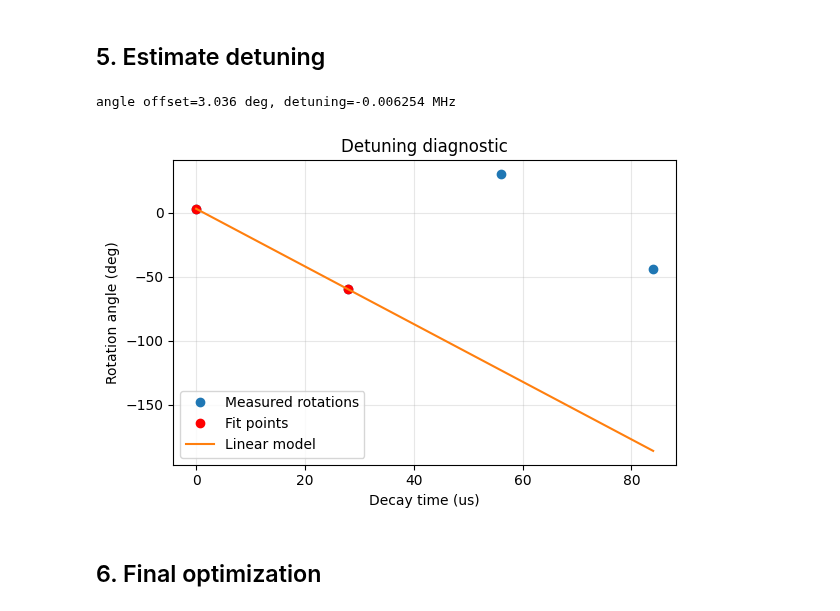
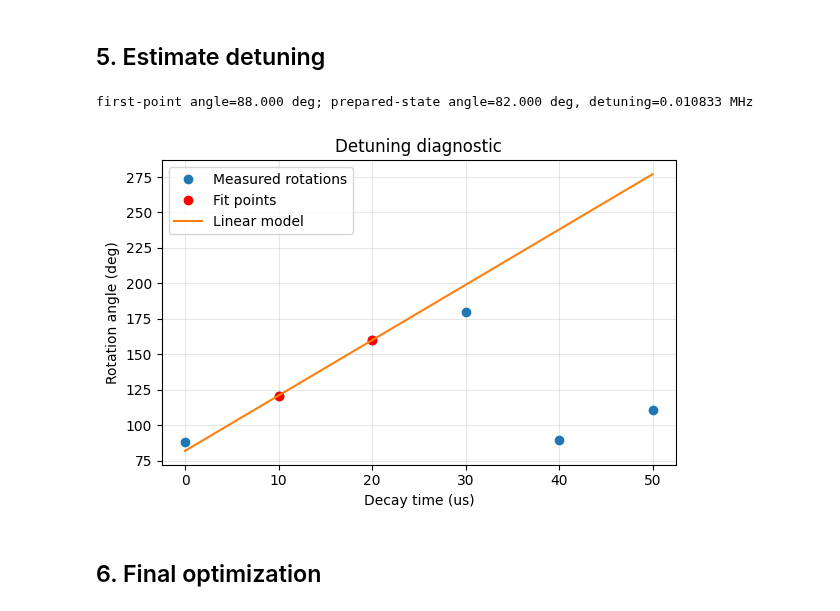
Before and after one commit to hectorcaleromas/Fitting-coherent-decay, a Jupyter notebook: Fitting_T1&T2.ipynb, the cells around one changed output. Saved outputs shown, nothing was run; the diff lists cells and outputs as text; code cells hidden in the pictures.

```diff
--- a/Fitting_T1&T2.ipynb
+++ b/Fitting_T1&T2.ipynb
@@ -41,11 +61,11 @@ if Imag_part: plot_characteristic_functions(charfunc_sim[1] if Real_part else ch
 ## 3. Fit alpha and rotation
 # %%
 mask = build_mask(x_list[0],y_list[0],2.5)
-alpha_values = np.linspace(3.0,4.0,81); rotation_values = np.linspace(-10.0,10.0,181)
+alpha_values = np.linspace(3.0,4.0,81); rotation_values = np.linspace(-180.0,180.0,361)
 alpha_fit = find_best_alpha(simulator,exp_data,np.array([decay_sweep_sorted[0]]),alpha_values,rotation_values,mask,component=('real' if Real_part else 'imag'))
 initial_alpha, initial_angle = alpha_fit['alpha'], alpha_fit['angle']
 print(f'alpha={initial_alpha:.4f}, angle={initial_angle:.2f} deg, cost={alpha_fit["cost"]:.6f}')
 alpha_exp_data = (state_list_real[:1], state_list_imag[:1]) if Real_part and Imag_part else (state_list_real[:1] if Real_part else state_list_imag[:1])
-compare_experiment_simulation(alpha_exp_data,alpha_fit['sim'],x_list[:1],y_list[:1],mask,rotate_images=True,rotation_angles=rotation_values)
+compare_experiment_simulation(alpha_exp_data,alpha_fit['sim'],x_list[:1],y_list[:1],mask,weights=weights[:1],rotate_images=True,rotation_angles=rotation_values,first_angle=(initial_angle if independent_first else None))
 # %% [output]
 Searching alpha...
@@ -56,16 +76,16 @@ alpha=3.2375, angle=4.11 deg, cost=0.372946
 # %% [markdown]
 ## 4. Coarse T1/T2 grid search
 # %%
-T1_values=np.linspace(400_000,600_000,5); T2_values=np.linspace(50_000,200_000,5)
+T1_values=np.linspace(100_000,300_000,10); T2_values=np.linspace(50_000,250_000,10)
 cost=np.empty((len(T1_values),len(T2_values)))
 for i,t1 in enumerate(T1_values):
     for j,t2 in enumerate(T2_values):
         sim=simulator.simulate(decay_sweep_sorted,t1,t2,alpha=initial_alpha,return_real=Real_part,return_imag=Imag_part)
-        cost[i,j]=residue(exp_data,sim,mask)
+        cost[i,j]=residue(exp_data,sim,mask,weights=weights,first_angle=(initial_angle if independent_first else None))
 best=np.unravel_index(np.argmin(cost),cost.shape); best_T1,best_T2=T1_values[best[0]],T2_values[best[1]]
 best_sim=simulator.simulate(decay_sweep_sorted,best_T1,best_T2,alpha=initial_alpha,return_real=Real_part,return_imag=Imag_part)
-best_angles,best_overlaps=extract_rotation_angles(exp_data,best_sim,mask)
+best_angles,best_overlaps=extract_rotation_angles(exp_data,best_sim,mask,first_angle=(initial_angle if independent_first else None))
 print(f'Grid result: T1={best_T1/1000:.3f} us, T2={best_T2/1000:.3f} us, residue={cost[best]:.6f}')
 plot_landscape(cost,T1_values,T2_values,best_T1,best_T2)
-compare_experiment_simulation(exp_data,best_sim,x_list,y_list,mask,rotate_images=True)
+compare_experiment_simulation(exp_data,best_sim,x_list,y_list,mask,weights=weights,rotate_images=True,first_angle=(initial_angle if independent_first else None))
 # %% [output]
@@ -78,18 +99,24 @@ Grid result: T1=550.000 us, T2=125.000 us, residue=0.436766
 # %% [markdown]
 ## 5. Estimate detuning
 # %%
-num_points_fit=min(2,len(best_angles)); times_us=np.asarray(decay_sweep_sorted)/1000.0
-fit_times,fit_angles=times_us[:num_points_fit],best_angles[:num_points_fit].copy()
+num_points_fit=2; times_us=np.asarray(decay_sweep_sorted)/1000.0
+detuning_start = 1 if independent_first else 0
+if len(best_angles) - detuning_start < 2: raise ValueError('At least two post-alpha-fit points are required to estimate detuning.')
+fit_times=times_us[detuning_start:detuning_start+num_points_fit]
+fit_angles=best_angles[detuning_start:detuning_start+num_points_fit].copy()
 for i in range(len(fit_angles)):
     while fit_angles[i]-fit_angles[0]>180: fit_angles[i]-=360
     while fit_angles[i]-fit_angles[0]<-180: fit_angles[i]+=360
 def angle_model(t,offset,slope): return offset+slope*t
 popt,_=curve_fit(angle_model,fit_times,fit_angles); initial_angle_offset,initial_detuning=popt[0],popt[1]/360.0
-print(f'angle offset={initial_angle_offset:.3f} deg, detuning={initial_detuning:.6f} MHz')
+if independent_first:
+    print(f'first-point angle={initial_angle:.3f} deg; prepared-state angle={initial_angle_offset:.3f} deg, detuning={initial_detuning:.6f} MHz')
+else:
+    print(f'angle offset={initial_angle_offset:.3f} deg, detuning={initial_detuning:.6f} MHz')
 plt.figure(figsize=(6,4)); plt.plot(times_us,best_angles,'o',label='Measured rotations'); plt.plot(fit_times,fit_angles,'ro',label='Fit points'); plt.plot(times_us,angle_model(times_us,*popt),'-',label='Linear model'); plt.xlabel('Decay time (us)'); plt.ylabel('Rotation angle (deg)'); plt.title('Detuning diagnostic'); plt.grid(alpha=.3); plt.legend(); plt.tight_layout(); plt.show()
 # %% [output]
-angle offset=3.036 deg, detuning=-0.006254 MHz
+first-point angle=88.000 deg; prepared-state angle=82.000 deg, detuning=0.010833 MHz
-[figure, old version]
+[figure, new version]
 # %% [markdown]
 ## 6. Final optimization
 # %%
```
Also changed, not shown: parts of 6 cells of this notebook, 5 other files.
